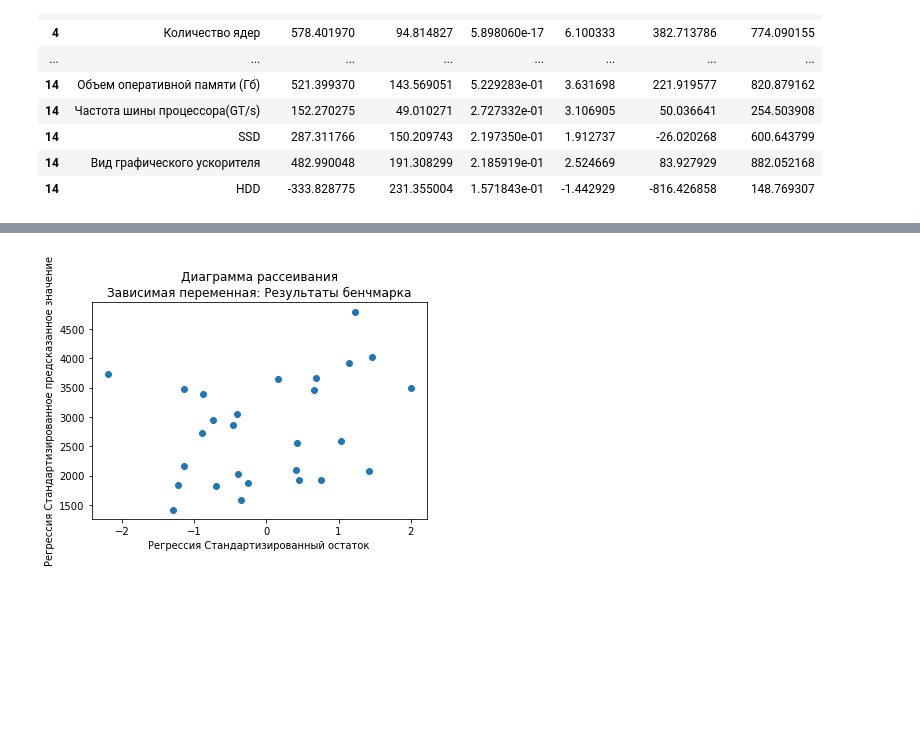
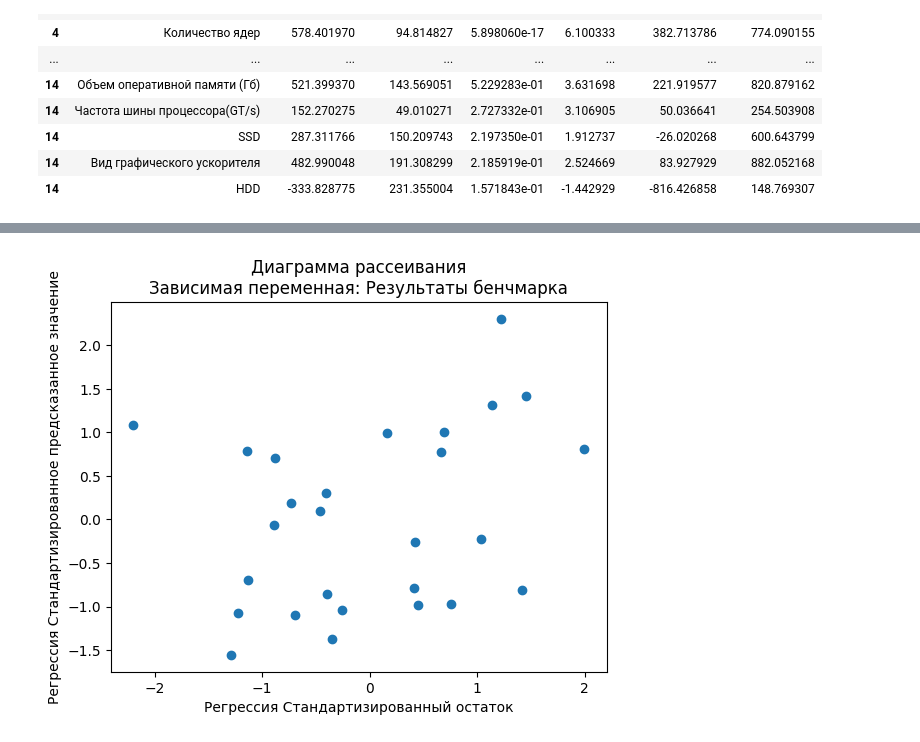
Before and after one commit to radabolsky/laptop-performance, a Jupyter notebook: Tumanova_stat_right_version.ipynb, the cells around one changed output, grey strips where cells are left out. Saved outputs shown, nothing was run; the diff lists cells and outputs as text; code cells hidden in the pictures; blank space fills up the shorter version.

Commit message:
change diagramm

```diff
--- a/Tumanova_stat_right_version.ipynb
+++ b/Tumanova_stat_right_version.ipynb
@@ -476,13 +476,13 @@ dtype: float64
 # %%
 influence = model.get_influence()
 standardized_residuals = influence.resid_studentized_internal
-plt.scatter(standardized_residuals,data[label])
+plt.scatter(standardized_residuals,pd.DataFrame(data[label]).apply(stats.zscore))
 plt.title("Диаграмма рассеивания\nЗависимая переменная: Результаты бенчмарка")
 plt.xlabel("Регрессия Стандартизированный остаток")
 plt.ylabel("Регрессия Стандартизированное предсказанное значение")
 None
 # %% [output]
-[figure, old version]
+[figure, new version]
 # %%
 influence = model.get_influence()
 standardized_residuals = influence.resid_studentized_internal
```
Also changed, not shown: parts of 18 cells of this notebook, 1 other file.
